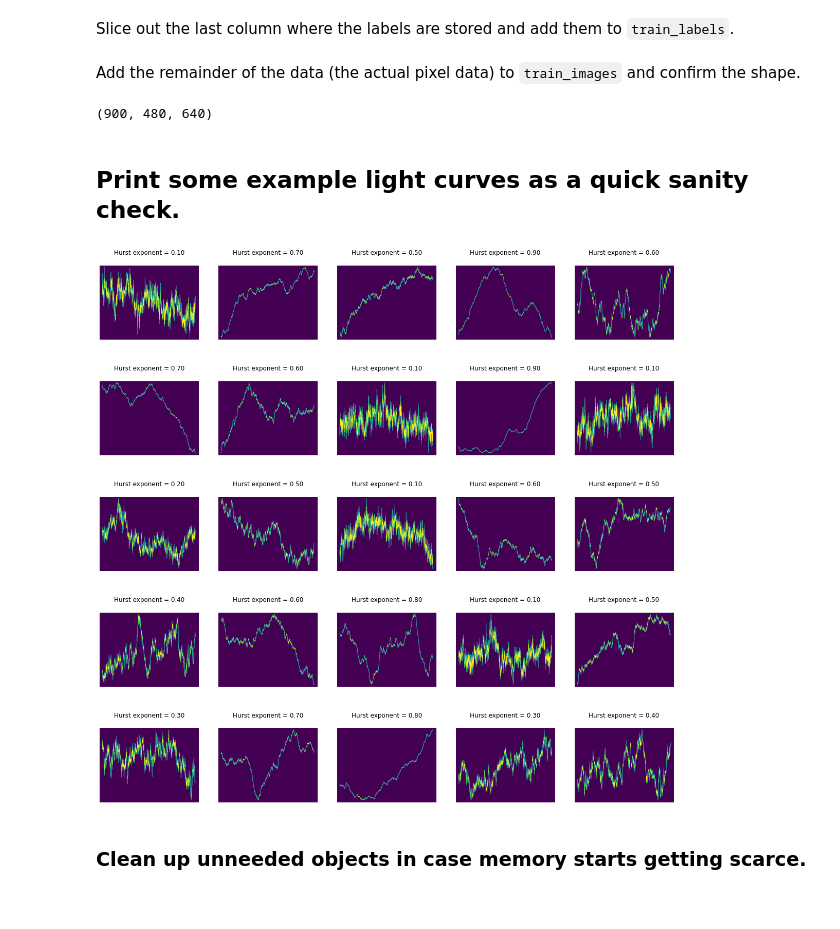
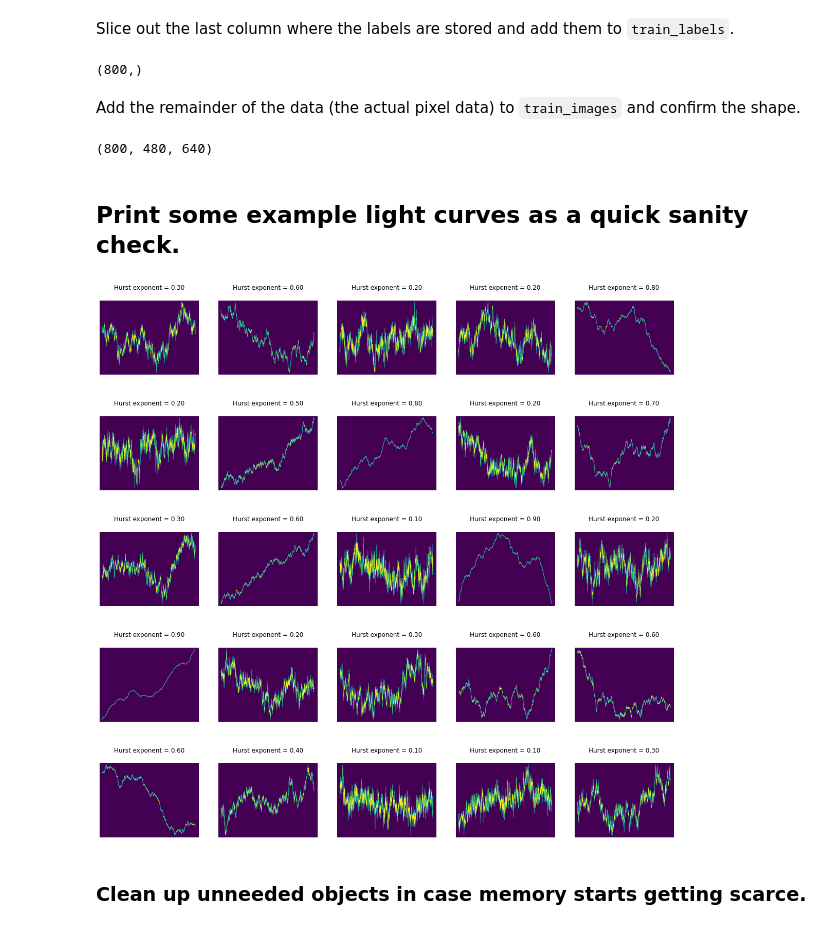
Before and after one commit to w1767/TensorFlowHurstExponent, a Jupyter notebook: TensorFlowHurstExponent.ipynb, the cells around one changed output. Saved outputs shown, nothing was run; the diff lists cells and outputs as text; code cells hidden in the pictures.

````diff
--- a/TensorFlowHurstExponent.ipynb
+++ b/TensorFlowHurstExponent.ipynb
@@ -55,5 +55,7 @@ data.shape
 # %% [markdown]
 Slice out the last column where the labels are stored and add them to ```train_labels```.
 # %%
-train_labels=data[:,-1]
-#train_labels
+train_labels=data[100:,-1]-1
+train_labels.shape
+# %% [output]
+(800,)
@@ -60,8 +64,8 @@ train_labels=data[:,-1]
 # %% [markdown]
 Add the remainder of the data (the actual pixel data) to ```train_images``` and confirm the shape.
 # %%
-train_images=np.reshape(data[:,0:n-1],[numrows,480,640])
+train_images=np.reshape(data[100:,0:n-1],[numrows-100,480,640])
 (j,k,l)=train_images.shape
 j,k,l
 # %% [output]
-(900, 480, 640)
+(800, 480, 640)
@@ -70,13 +76,13 @@ j,k,l
 # %%
 Index=0
 plt.figure(figsize=(20, 20))
 for Index in range(25):
     ax = plt.subplot(5, 5, Index + 1)
     plt.imshow(train_images[Index])
-    plt.title("Hurst exponent = %0.2f\n" % (data[Index,-1]/10.))
+    plt.title("Hurst exponent = %0.2f\n" % ((1+train_labels[Index])/10.))
     plt.axis("off")
 # %% [output]
-[figure, old version]
+[figure, new version]
 # %% [markdown]
 ### Clean up unneeded objects in case memory starts getting scarce.
 # %%
````
Also changed, not shown: parts of 13 cells of this notebook.
